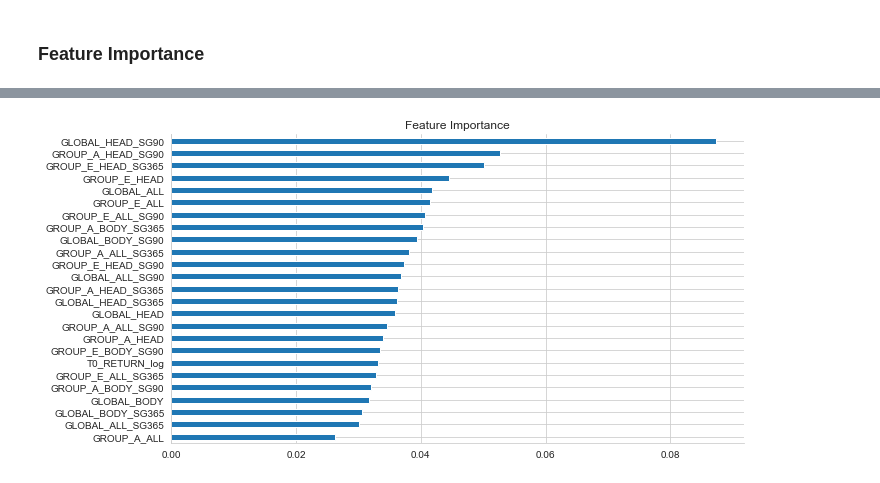
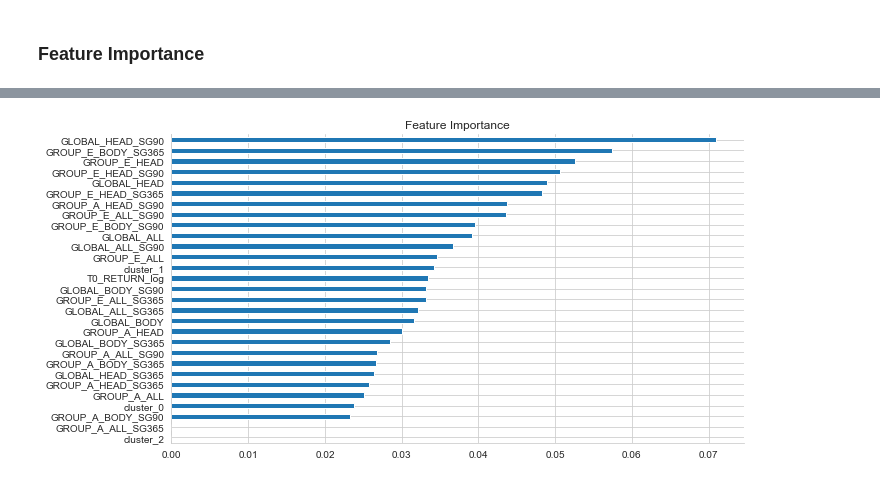
Before and after one commit to STF-R/RP_Challenge, a Jupyter notebook: Ravenpack_model.ipynb, the cells around one changed output, grey strips where cells are left out. Cells and saved outputs as stored; diff of their text form; code cells hidden in the pictures.

```diff
--- a/Ravenpack_model.ipynb
+++ b/Ravenpack_model.ipynb
@@ -1001,3 +1005,6 @@ df_train_valid_fin
+# %%
+df = df0.set_index(['RP_ENTITY_ID', 'DATE']).copy()
+df_i = df.copy()
 # %%
 # y, X = get_data()
 # X_dummies = get_one_hot_data(features)
@@ -1007,13 +1014,20 @@ def get_data(start='2000', end='2018', task='classification', holding_period=1,
 
     idx = pd.IndexSlice
     target = 'T1_RETURN_log'
-    df = df_train_valid_fin
+    ddf = df_i.copy()
 
     if start is not None and end is not None:
-        df = df.loc[idx[:, start: end], :]
+        ddf = ddf.loc[idx[:, start: end], :]
     if dropna:
-        df = df.dropna()
+        ddf = ddf.dropna()
 
-    y = (df[target]>0).astype(int)
-    X = df.loc[:,~df.columns.str.contains('T1_RETURN')]
+    y = (ddf[target]>0).astype(int)
+    X = ddf.loc[:,~ddf.columns.str.contains('T1_RETURN')]
     return y, X
+# %%
+y, X = get_data()
+# X = X.iloc[:,:-1]
+X_dummy = pd.get_dummies(X['cluster'], prefix='cluster')
+X = X.join(X_dummy)
+X = X.loc[:, ~X.columns.isin(['cluster', 'GROUP_E_BODY', 'GROUP_A_BODY', 'GROUP_AM_BODY'])]
+X
@@ -1131,7 +1165,7 @@ def plot_result(df, model=None, fname=None):
 # %%
 xgb_clf = XGBClassifier(max_depth=3,                  # Maximum tree depth for base learners.
                         learning_rate=0.1,            # Boosting learning rate (xgb's "eta")
-                        n_estimators=100,             # Number of boosted trees to fit.
+                        n_estimators=50,             # Number of boosted trees to fit.
                         silent=True,                  # Whether to print messages while running
                         objective='binary:logistic',  # Task and objective or custom objective function
                         booster='gbtree',             # Select booster: gbtree, gblinear or dart
@@ -1231,9 +1288,9 @@ XGBClassifier(base_score=0.5, booster='gbtree', colsample_bylevel=1,
 fi = pd.Series(xgb_clf.feature_importances_,
                index=X.columns)
 # %%
-fi.nlargest(25).sort_values().plot.barh(figsize=(10, 5),
+fi.nlargest(40).sort_values().plot.barh(figsize=(10, 5),
                                         title='Feature Importance')
 sns.despine()
 plt.tight_layout();
 # %% [output]
-[figure, old version]
+[figure, new version]
```
Also changed, not shown: parts of 28 cells of this notebook, 2 other files.
